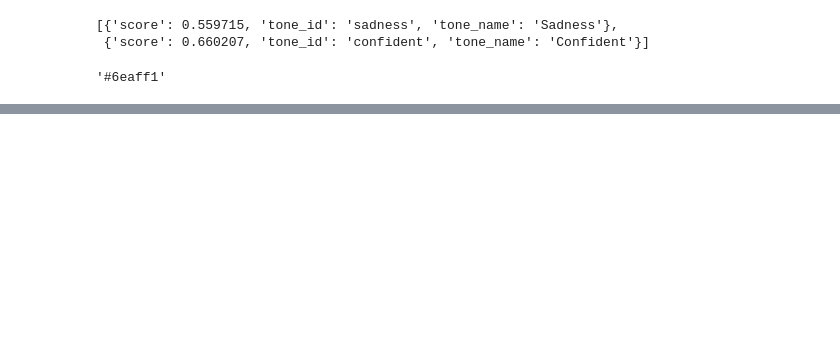
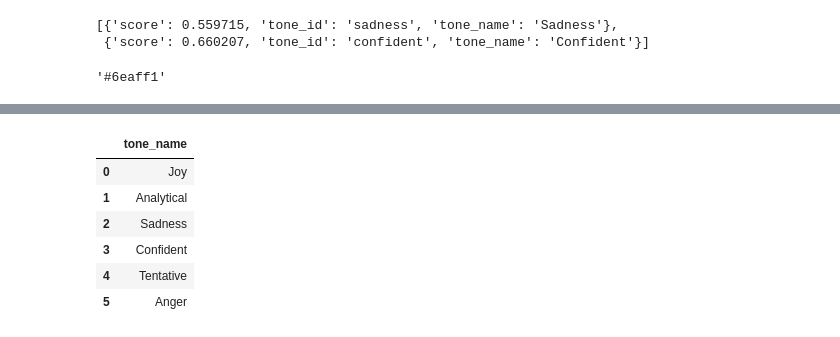
Before and after one commit to Beige-Coffee/48to1, a Jupyter notebook: IBM_Watson_Tone_Analyzer.ipynb, the cells around one changed output, grey strips where cells are left out. Drawn from its saved outputs; the diff is of its cells as text; code cells hidden in the pictures; blank space fills up the shorter version.

Commit message:
add function to get top tones

```diff
--- a/IBM_Watson_Tone_Analyzer.ipynb
+++ b/IBM_Watson_Tone_Analyzer.ipynb
@@ -301,0 +356,32 @@ tone_analysis = tone_analyzer.tone(
+# %%
+def find_doc_tones(tone_analysis):
+    tones = []
+    for d in tone_analysis['sentences_tone']:
+        if len(d['tones']) > 0:
+            for sent in d['tones']:
+                if sent['tone_name'] not in tones:
+                    tone = sent['tone_name']
+                    tones.append(tone)
+                    score = sent['score']
+                    level = label_score(sent['score'])
+                    color = add_color(label_score(sent['score']), tone)
+                    yield {
+                        'tone_name' : tone
+                           }
+                else:
+                    continue
+        else:
+            continue
+# %%
+def doc_tone_finder(tone_analysis):
+    return pd.DataFrame(list(find_doc_tones(tone_analysis)))
+# %%
+doc_tone_finder(tone_analysis)
+# %% [output]
+|  | tone_name |
+| 0 | Joy |
+| 1 | Analytical |
+| 2 | Sadness |
+| 3 | Confident |
+| 4 | Tentative |
+| 5 | Anger |
```
Also changed, not shown: parts of 3 cells of this notebook.
